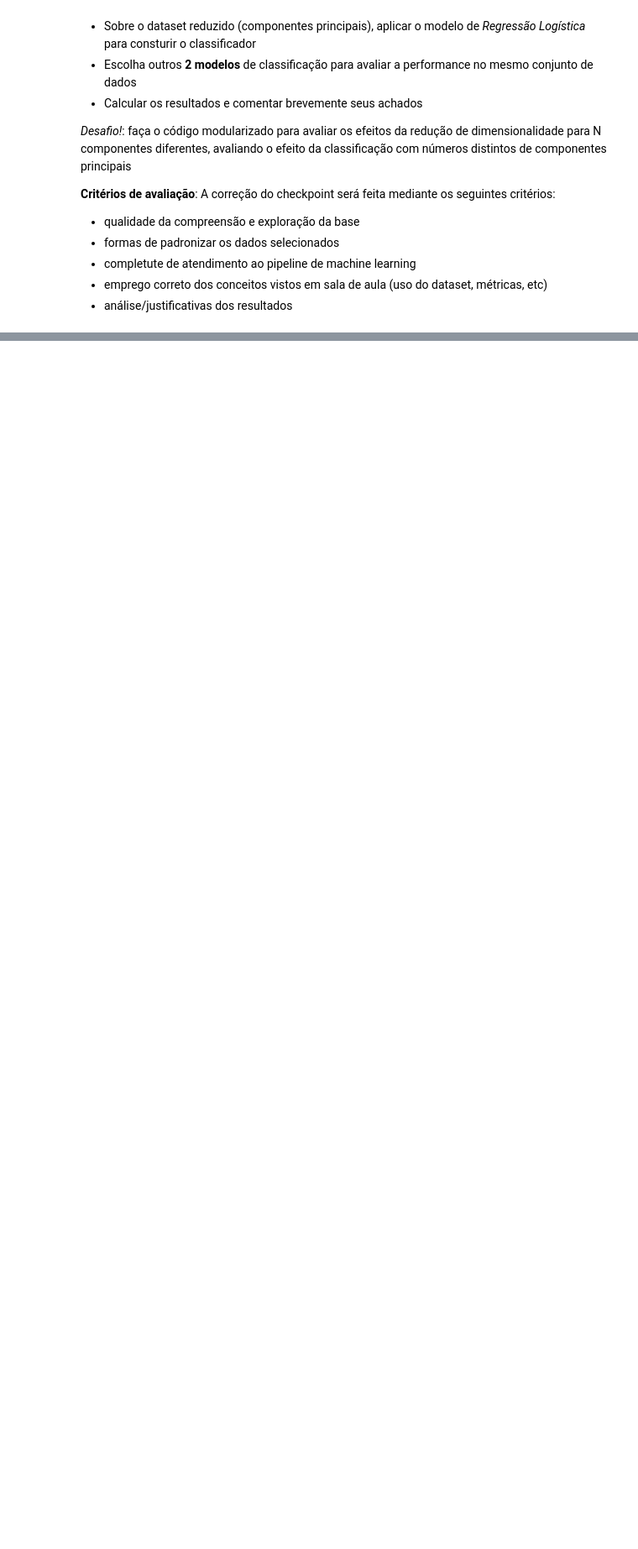
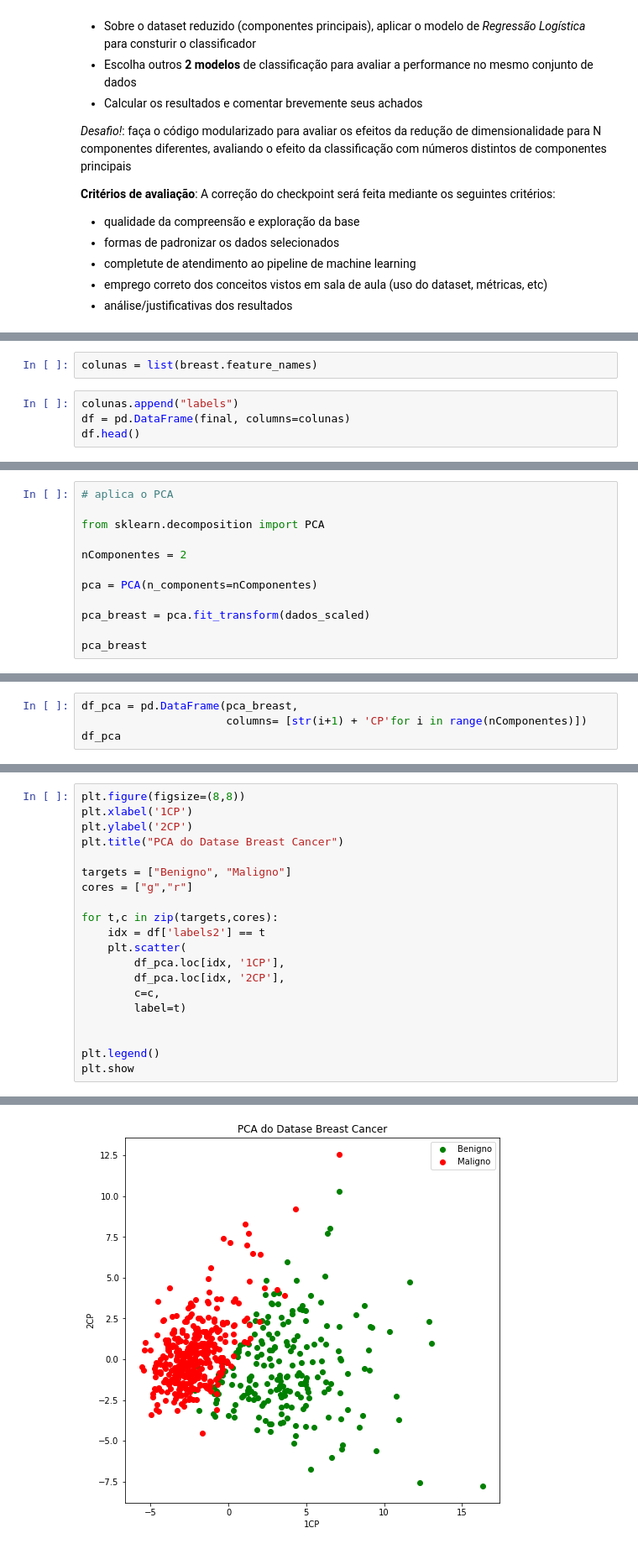
Before and after one commit to KndHvH/367, a Jupyter notebook: FIAP/MachineLearning/s2/checkpoint/4/ML - Checkpoint4 - NOME.ipynb, the cells around one changed output, grey strips where cells are left out. Shown at 84% size. Cells and saved outputs as stored; diff of their text form; blank space fills up the shorter version.

```diff
--- a/FIAP/MachineLearning/s2/checkpoint/4/ML - Checkpoint4 - NOME.ipynb
+++ b/FIAP/MachineLearning/s2/checkpoint/4/ML - Checkpoint4 - NOME.ipynb
@@ -37,0 +83,6 @@ Para isso, você deve:
+# %%
+colunas = list(breast.feature_names)
+# %%
+colunas.append("labels")
+df = pd.DataFrame(final, columns=colunas)
+df.head()
@@ -37,0 +128,12 @@ Para isso, você deve:
+# %%
+# aplica o PCA
+
+from sklearn.decomposition import PCA
+
+nComponentes = 2
+
+pca = PCA(n_components=nComponentes)
+
+pca_breast = pca.fit_transform(dados_scaled)
+
+pca_breast
@@ -37,0 +148,4 @@ Para isso, você deve:
+# %%
+df_pca = pd.DataFrame(pca_breast,
+                      columns= [str(i+1) + 'CP'for i in range(nComponentes)])
+df_pca
@@ -37,0 +181,21 @@ Para isso, você deve:
+# %%
+plt.figure(figsize=(8,8))
+plt.xlabel('1CP')
+plt.ylabel('2CP')
+plt.title("PCA do Datase Breast Cancer")
+
+targets = ["Benigno", "Maligno"]
+cores = ["g","r"]
+
+for t,c in zip(targets,cores):
+    idx = df['labels2'] == t
+    plt.scatter(
+        df_pca.loc[idx, '1CP'],
+        df_pca.loc[idx, '2CP'],
+        c=c,
+        label=t)
+
+
+plt.legend()
+plt.show
+# %% [output]
@@ -37,0 +203 @@ Para isso, você deve:
+[figure, added]
```
Also changed, not shown: parts of 26 cells of this notebook, 1 other file.
